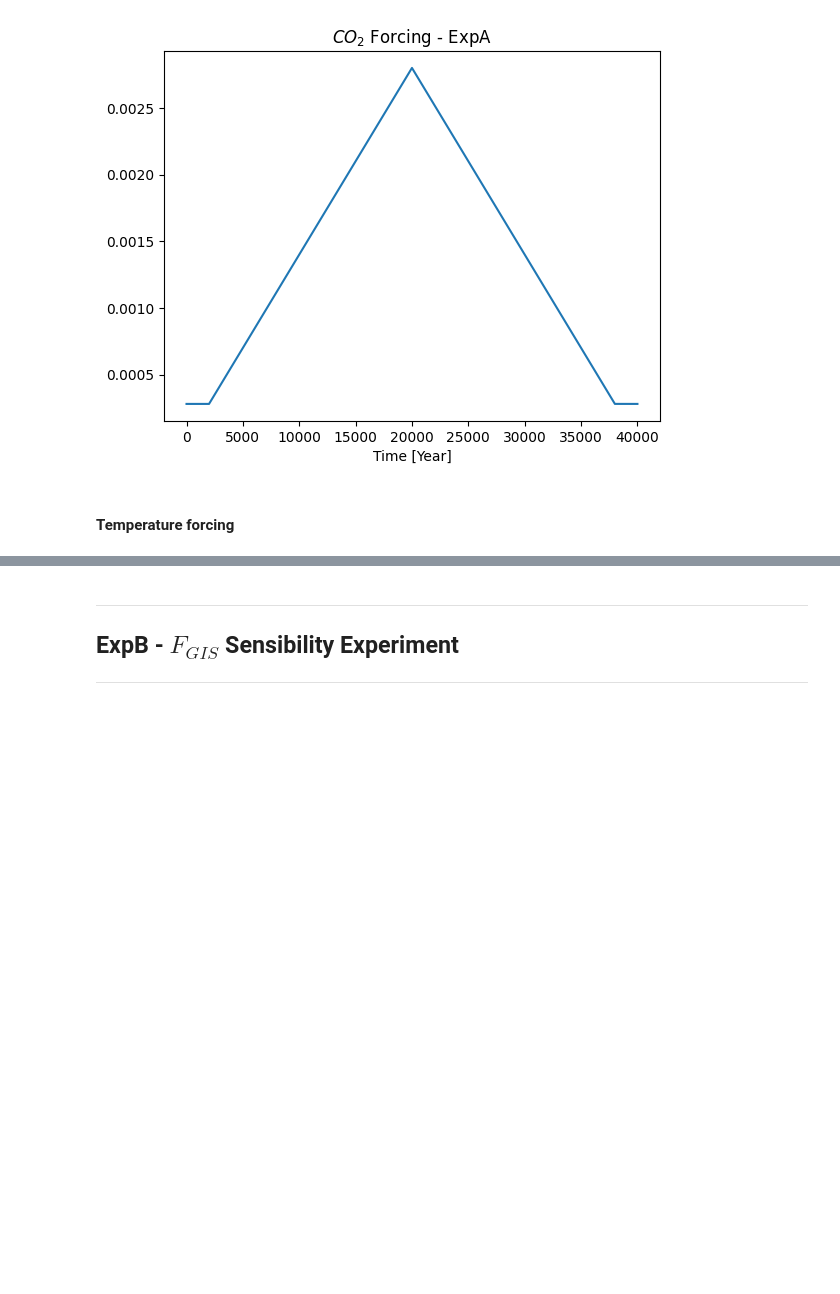
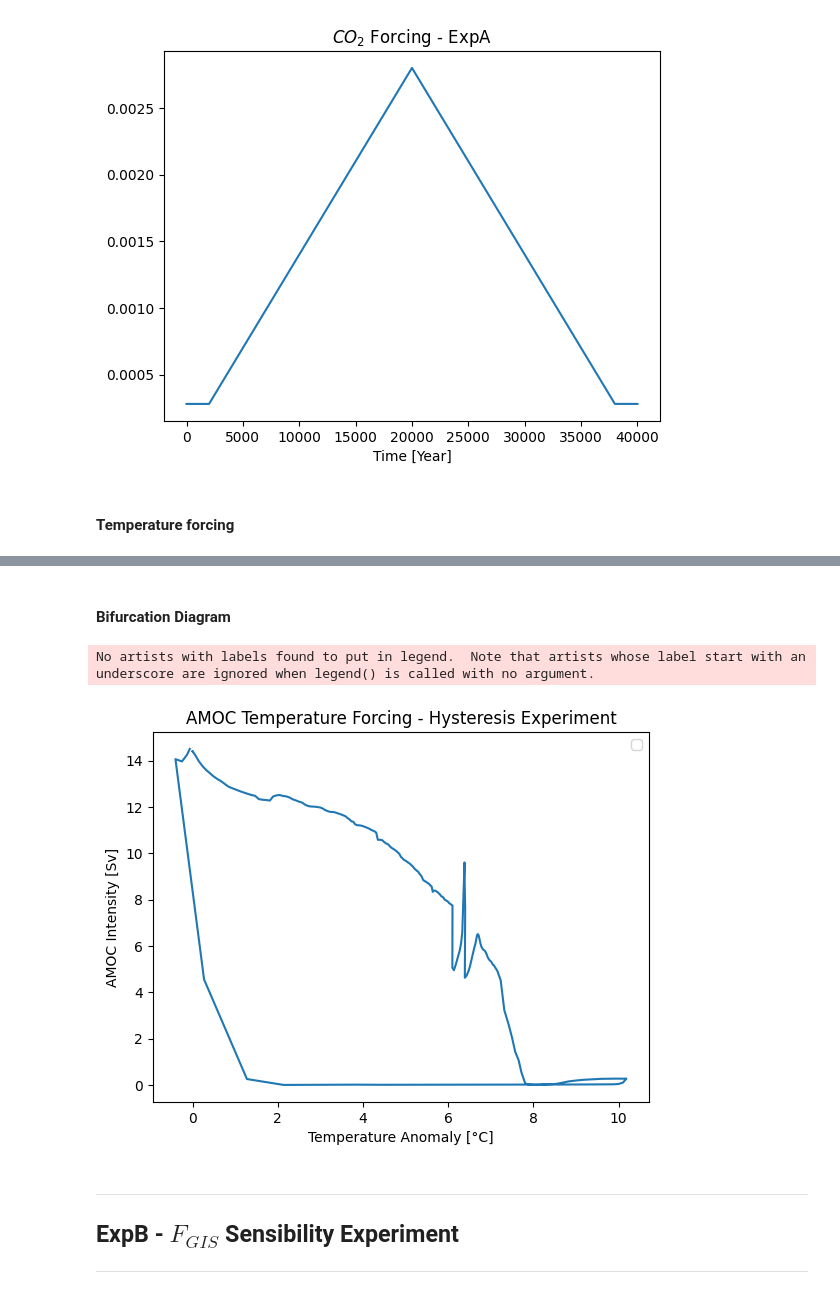
Before and after one commit to AmauryLaridon/LPHYS2299-Master-s-Thesis, a Jupyter notebook: cGenie Simulations/cGenie_exp_analysis.ipynb, the cells around one changed output, grey strips where cells are left out. Saved outputs shown, nothing was run; the diff lists cells and outputs as text; code cells hidden in the pictures; blank space fills up the shorter version.

```diff
--- a/cGenie Simulations/cGenie_exp_analysis.ipynb
+++ b/cGenie Simulations/cGenie_exp_analysis.ipynb
@@ -101,3 +142,16 @@ plt.show()
+# %% [markdown]
+#### Bifurcation Diagram
+# %%
+plt.plot(global_sat_anomaly_cGenie, atl_max_overt_ExpA)
+plt.title("AMOC Temperature Forcing - Hysteresis Experiment")
+plt.xlabel("Temperature Anomaly [°C]")
+plt.ylabel("AMOC Intensity [Sv]")
+plt.legend()
+plt.savefig(save_fig_dir+'/EXPA/EXPA_bif_diag')
+plt.show()
+# %% [output]
+No artists with labels found to put in legend.  Note that artists whose label start with an underscore are ignored when legend() is called with no argument.
+[figure, added]
 # %% [markdown]
 ---
 ## ExpB - $F_{GIS}$ Sensibility Experiment
```
Also changed, not shown: parts of 9 cells of this notebook, 18 other files.
